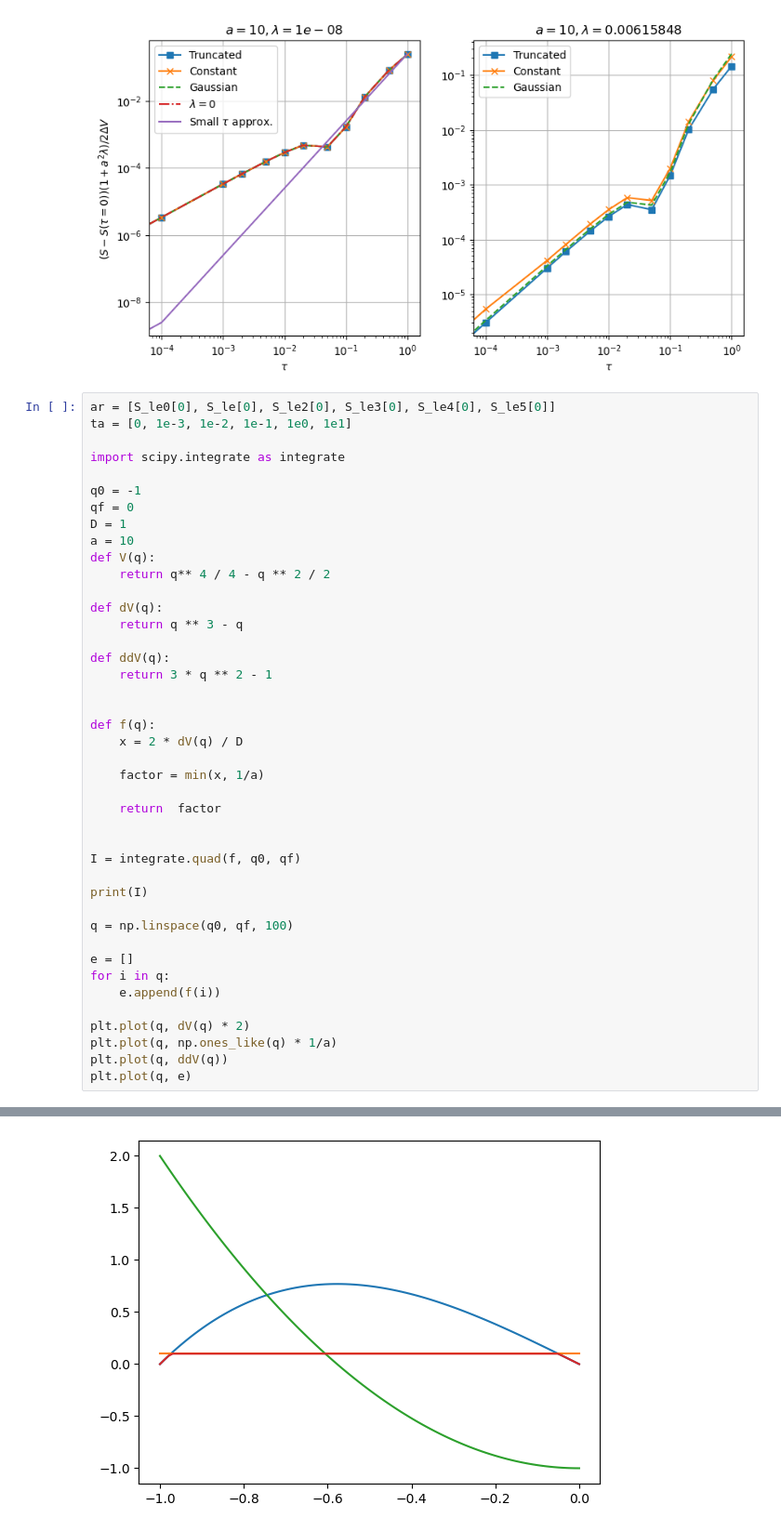
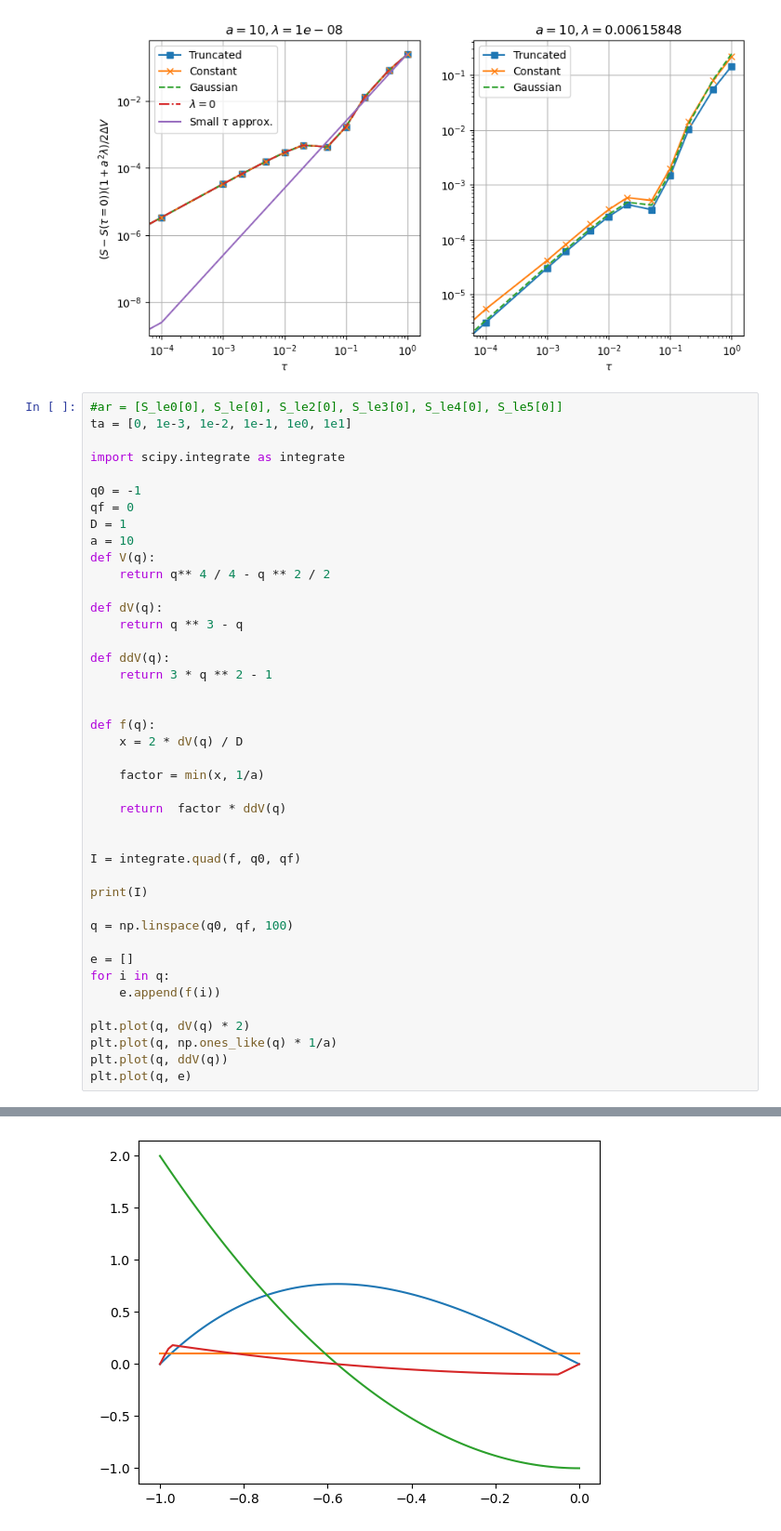
Before and after one commit to larstors/Internship, a Jupyter notebook: numerics/output.ipynb, the cells around one changed output, grey strips where cells are left out. Shown at 93% size. Saved outputs shown, nothing was run; the diff lists cells and outputs as text.

```diff
--- a/numerics/output.ipynb
+++ b/numerics/output.ipynb
@@ -1388,7 +1388,7 @@ plt.savefig("tau_evolution.pdf", dpi=500, bbox_inches="tight")
 # %% [output]
 [figure]
 # %%
-ar = [S_le0[0], S_le[0], S_le2[0], S_le3[0], S_le4[0], S_le5[0]]
+#ar = [S_le0[0], S_le[0], S_le2[0], S_le3[0], S_le4[0], S_le5[0]]
 ta = [0, 1e-3, 1e-2, 1e-1, 1e0, 1e1]
 
 import scipy.integrate as integrate
@@ -1412,7 +1412,7 @@ def f(q):
 
     factor = min(x, 1/a)
 
-    return  factor
+    return  factor * ddV(q)
 
 
 I = integrate.quad(f, q0, qf)
@@ -1434,5 +1434,5 @@ plt.plot(q, e)
 [<matplotlib.lines.Line2D at 0x...>]
-[figure, old version]
+[figure, new version]
 # %%
 plt.plot(ta, ar)
 plt.plot(ta, np.array(ta) *I[0], "--")
```
Also changed, not shown: parts of 2 cells of this notebook.
